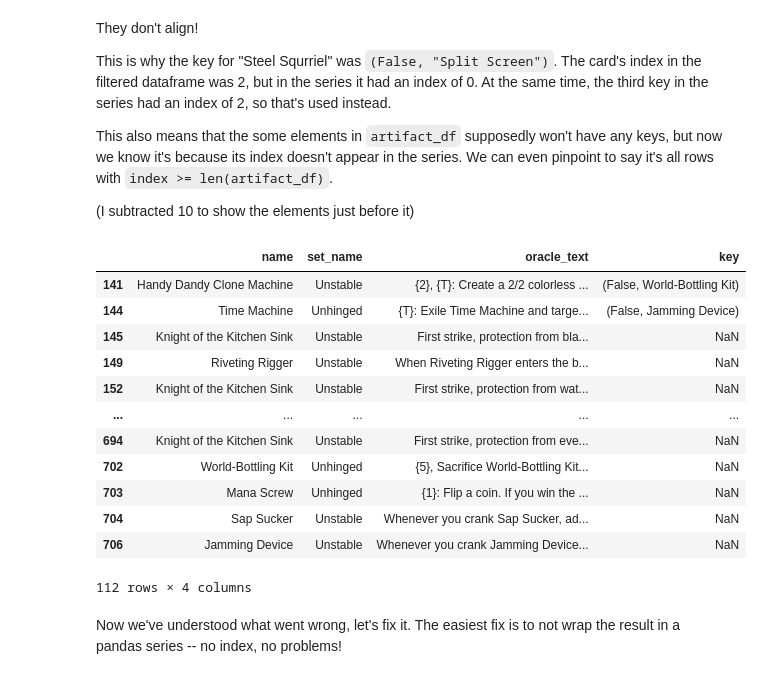
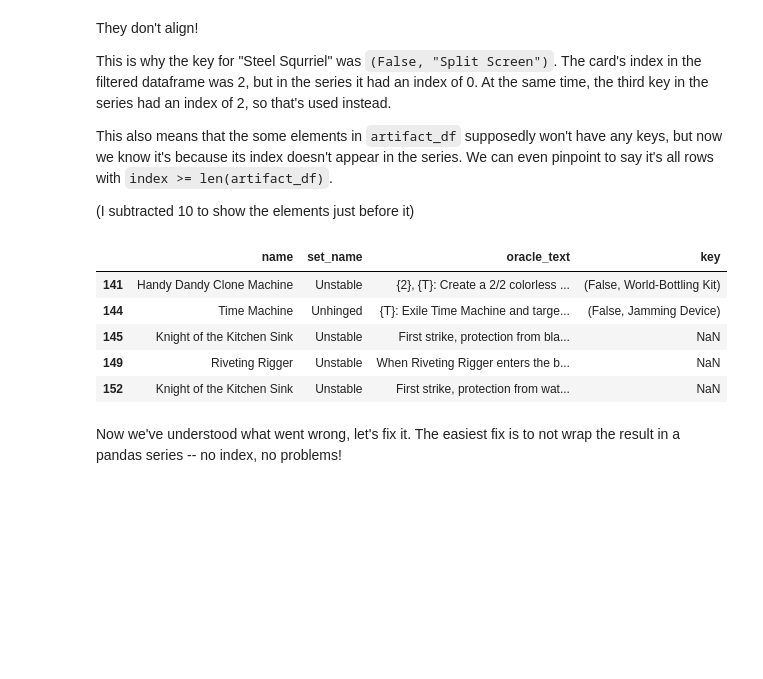
Before and after one commit to LyndonFan/lyndonfan.github.io, a Jupyter notebook: code/2023-08-02/demo.ipynb, the cells around one changed output. Saved outputs shown, nothing was run; the diff lists cells and outputs as text; code cells hidden in the pictures; blank space fills up the shorter version.

```diff
--- a/code/2023-08-02/demo.ipynb
+++ b/code/2023-08-02/demo.ipynb
@@ -76,7 +102,11 @@ df.loc[df["name"]=="Garbage Elemental", ["name", "set_name", "oracle_text"]].dro
 # %% [markdown]
 In fact, a good number of cards across the sets behave like above.
 # %%
-unique_text_df = df.groupby(["name","set_name"], as_index=False, dropna=False)["oracle_text"].nunique()
+unique_text_df = (
+    df.groupby(
+        ["name","set_name"], as_index=False
+    )["oracle_text"].nunique()
+)
 unique_text_df[unique_text_df["oracle_text"]>1]
 # %% [output]
 |  | name | set_name | oracle_text |
@@ -92,8 +122,9 @@ unique_text_df[unique_text_df["oracle_text"]>1]
 # %% [markdown]
 Let's save them to a new column so we can use it for later.
 # %%
-df["has_variation"] = df["name"].isin(unique_text_df.loc[unique_text_df["oracle_text"]>1, "name"])
-original_df = df.copy() # don't mind me, just saving a copy in case of issues down the line
+df["has_variation"] = df["name"].isin(
+    unique_text_df.loc[unique_text_df["oracle_text"]>1, "name"]
+)
 # %% [markdown]
 ## The Function
 
@@ -128,7 +159,9 @@ array([(False, 'Goblin Bowling Team'), (False, 'Mise'),
 # %% [markdown]
 Great! Let's chuck it in a function. I want to make the list of columns changable in different parts of the code, so let's put them into parameters. We also want to add typing for readability as well, and I don't want to use np.array as a type, so I've put the result into a pandas series.
 # %%
-def gen_key(df, no_variation_cols: list[str], have_variation_cols: list[str]) -> pd.Series:
+def gen_key(
+    df, no_variation_cols: list[str], have_variation_cols: list[str]
+) -> pd.Series:
     if "has_variation" not in no_variation_cols:
         no_variation_cols = ["has_variation"] + no_variation_cols
     if "has_variation" not in have_variation_cols:
@@ -219,21 +241,17 @@ This also means that the some elements in `artifact_df` supposedly won't have an
 
 (I subtracted 10 to show the elements just before it)
 # %%
-artifact_df.loc[artifact_df.index >= len(artifact_df)-10, ["name","set_name","oracle_text","key"]]
+artifact_df.loc[
+    artifact_df.index >= len(artifact_df)-10,
+    ["name","set_name","oracle_text","key"]
+].head()
 # %% [output]
 |  | name | set_name | oracle_text | key |
 | 141 | Handy Dandy Clone Machine | Unstable | {2}, {T}: Create a 2/2 colorless ... | (False, World-Bottling Kit) |
 | 144 | Time Machine | Unhinged | {T}: Exile Time Machine and targe... | (False, Jamming Device) |
 | 145 | Knight of the Kitchen Sink | Unstable | First strike, protection from bla... | NaN |
 | 149 | Riveting Rigger | Unstable | When Riveting Rigger enters the b... | NaN |
 | 152 | Knight of the Kitchen Sink | Unstable | First strike, protection from wat... | NaN |
-| ... | ... | ... | ... | ... |
-| 694 | Knight of the Kitchen Sink | Unstable | First strike, protection from eve... | NaN |
-| 702 | World-Bottling Kit | Unhinged | {5}, Sacrifice World-Bottling Kit... | NaN |
-| 703 | Mana Screw | Unhinged | {1}: Flip a coin. If you win the ... | NaN |
-| 704 | Sap Sucker | Unstable | Whenever you crank Sap Sucker, ad... | NaN |
-| 706 | Jamming Device | Unstable | Whenever you crank Jamming Device... | NaN |
-112 rows × 4 columns
 # %% [markdown]
 Now we've understood what went wrong, let's fix it. The easiest fix is to not wrap the result in a pandas series -- no index, no problems!
 # %%
```
Also changed, not shown: parts of 16 cells of this notebook, 1 other file.
